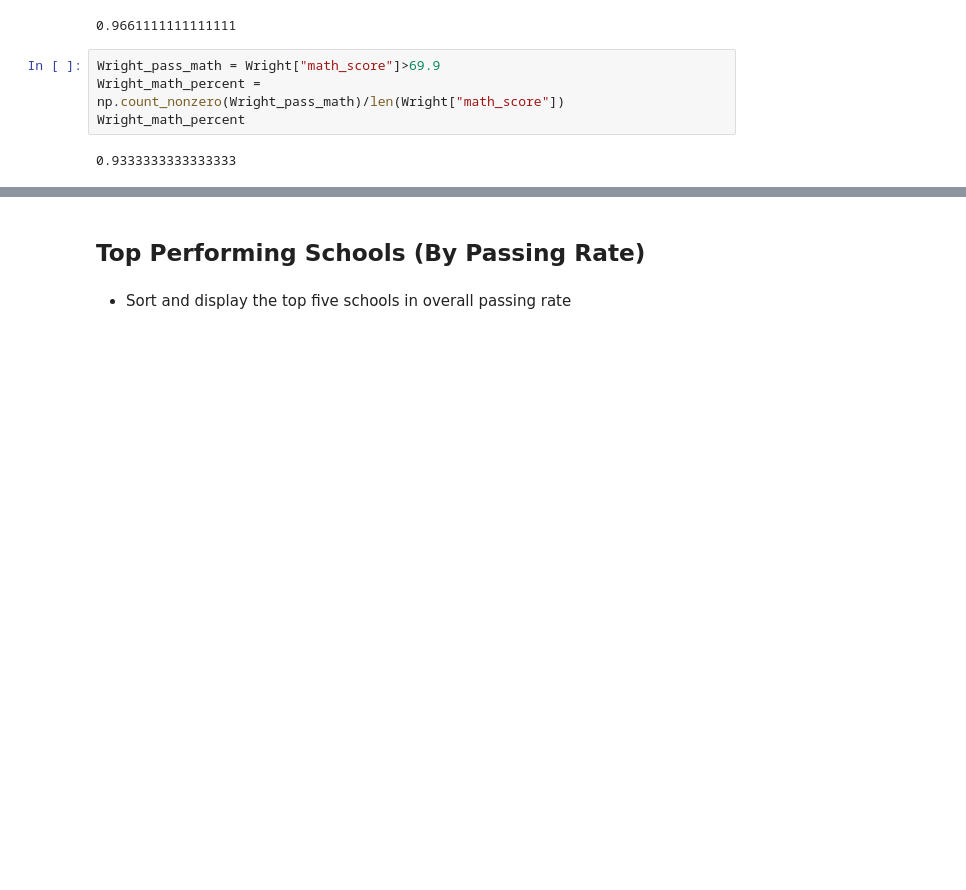
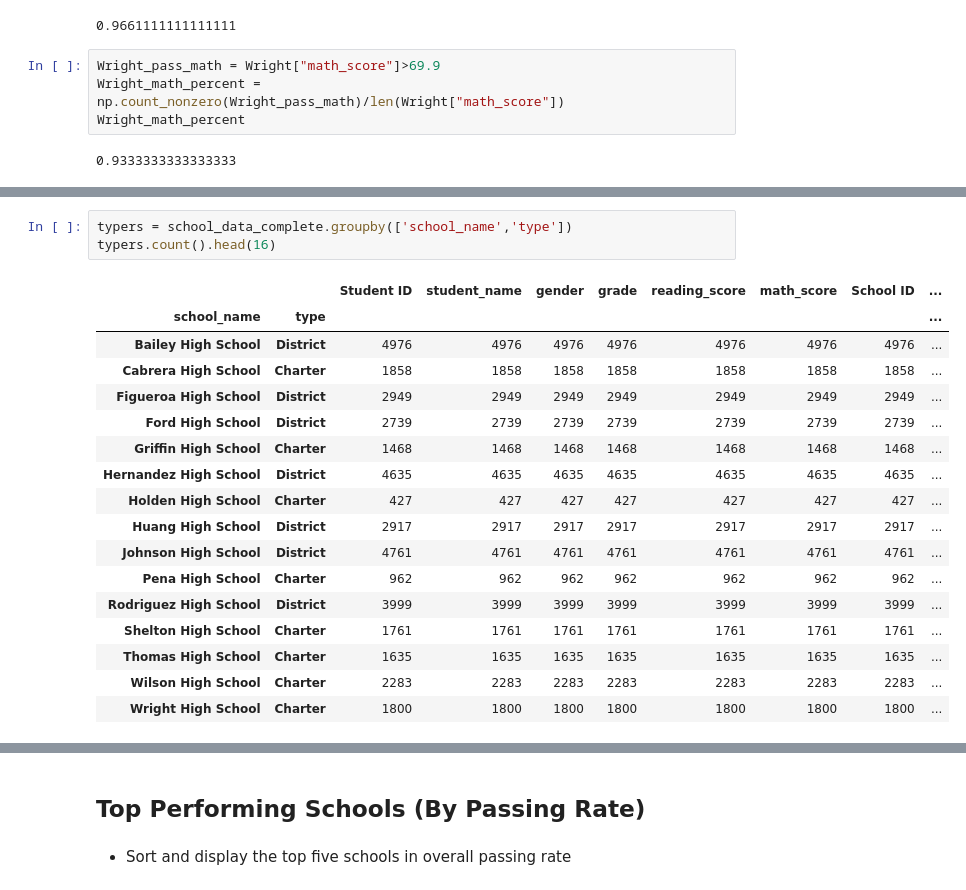
Before and after one commit to clayfranklin/PyCitySchools, a Jupyter notebook: Homework 4_PyCitySchools_PyCitySchools_starter.ipynb, the cells around one changed output, grey strips where cells are left out. Cells and saved outputs as stored; diff of their text form; blank space fills up the shorter version.

```diff
--- a/Homework 4_PyCitySchools_PyCitySchools_starter.ipynb
+++ b/Homework 4_PyCitySchools_PyCitySchools_starter.ipynb
@@ -360,0 +407,21 @@ Wright_math_percent
+# %%
+typers = school_data_complete.groupby(['school_name','type'])
+typers.count().head(16)
+# %% [output]
+|  |  | Student ID | student_name | gender | grade | reading_score | math_score | School ID | ... |
+| school_name | type |  |  |  |  |  |  |  | ... |
+| Bailey High School | District | 4976 | 4976 | 4976 | 4976 | 4976 | 4976 | 4976 | ... |
+| Cabrera High School | Charter | 1858 | 1858 | 1858 | 1858 | 1858 | 1858 | 1858 | ... |
+| Figueroa High School | District | 2949 | 2949 | 2949 | 2949 | 2949 | 2949 | 2949 | ... |
+| Ford High School | District | 2739 | 2739 | 2739 | 2739 | 2739 | 2739 | 2739 | ... |
+| Griffin High School | Charter | 1468 | 1468 | 1468 | 1468 | 1468 | 1468 | 1468 | ... |
+| Hernandez High School | District | 4635 | 4635 | 4635 | 4635 | 4635 | 4635 | 4635 | ... |
+| Holden High School | Charter | 427 | 427 | 427 | 427 | 427 | 427 | 427 | ... |
+| Huang High School | District | 2917 | 2917 | 2917 | 2917 | 2917 | 2917 | 2917 | ... |
+| Johnson High School | District | 4761 | 4761 | 4761 | 4761 | 4761 | 4761 | 4761 | ... |
+| Pena High School | Charter | 962 | 962 | 962 | 962 | 962 | 962 | 962 | ... |
+| Rodriguez High School | District | 3999 | 3999 | 3999 | 3999 | 3999 | 3999 | 3999 | ... |
+| Shelton High School | Charter | 1761 | 1761 | 1761 | 1761 | 1761 | 1761 | 1761 | ... |
+| Thomas High School | Charter | 1635 | 1635 | 1635 | 1635 | 1635 | 1635 | 1635 | ... |
+| Wilson High School | Charter | 2283 | 2283 | 2283 | 2283 | 2283 | 2283 | 2283 | ... |
+| Wright High School | Charter | 1800 | 1800 | 1800 | 1800 | 1800 | 1800 | 1800 | ... |
```
Also changed, not shown: parts of 15 cells of this notebook, 2 other files.
